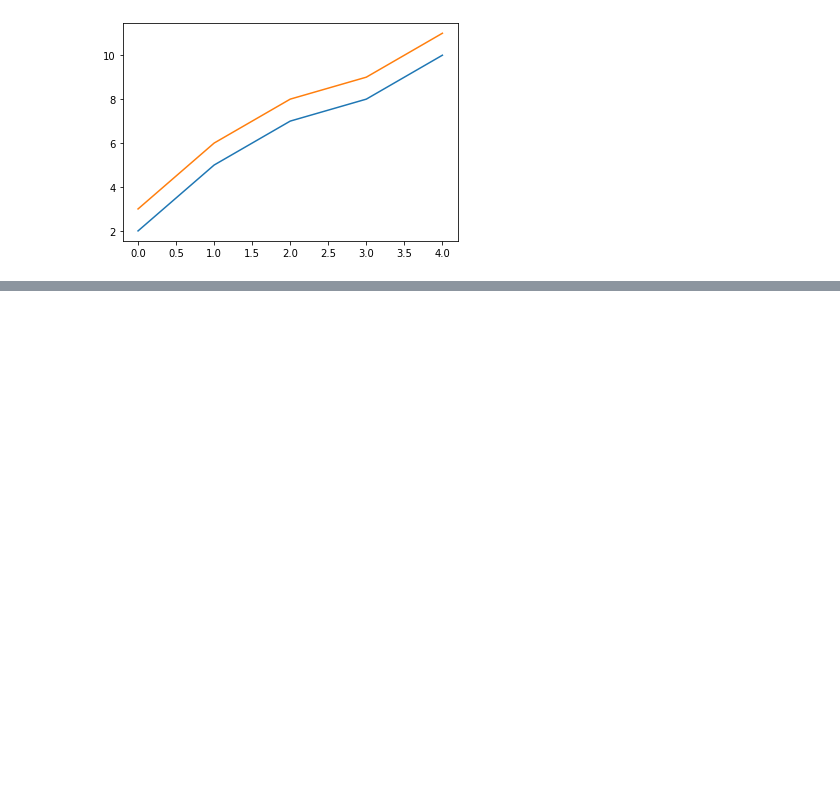
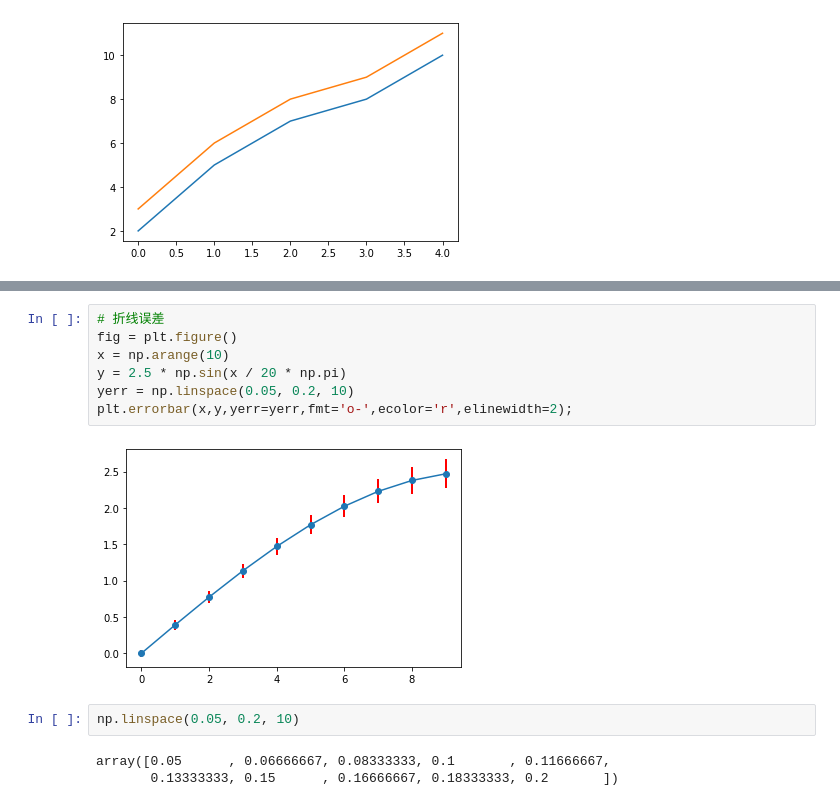
Before and after one commit to sorker/MatplotlibLearning, a Jupyter notebook: day_2.ipynb, the cells around one changed output, grey strips where cells are left out. Saved outputs shown, nothing was run; the diff lists cells and outputs as text; blank space fills up the shorter version.

```diff
--- a/day_2.ipynb
+++ b/day_2.ipynb
@@ -67,0 +64,14 @@ TypeError: random() takes at most 1 positional argument (3 given)
+# %%
+# 折线误差
+fig = plt.figure()
+x = np.arange(10)
+y = 2.5 * np.sin(x / 20 * np.pi)
+yerr = np.linspace(0.05, 0.2, 10)
+plt.errorbar(x,y,yerr=yerr,fmt='o-',ecolor='r',elinewidth=2);
+# %% [output]
+[figure, added]
+# %%
+np.linspace(0.05, 0.2, 10)
+# %% [output]
+array([0.05      , 0.06666667, 0.08333333, 0.1       , 0.11666667,
+       0.13333333, 0.15      , 0.16666667, 0.18333333, 0.2       ])
```
Also changed, not shown: parts of 39 cells of this notebook, 1 other file.
